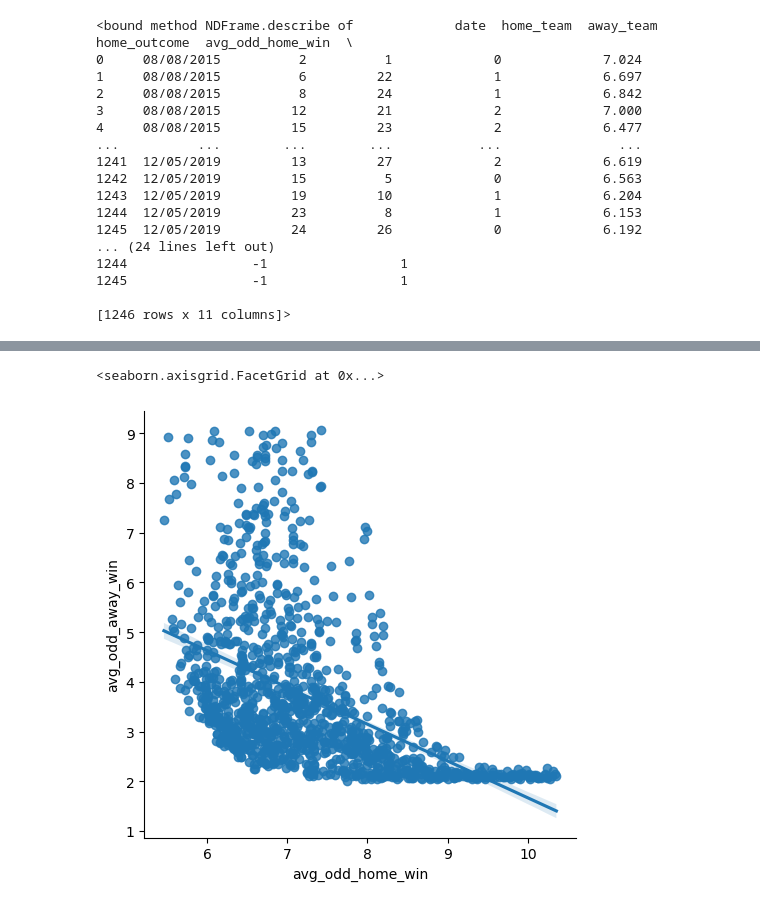
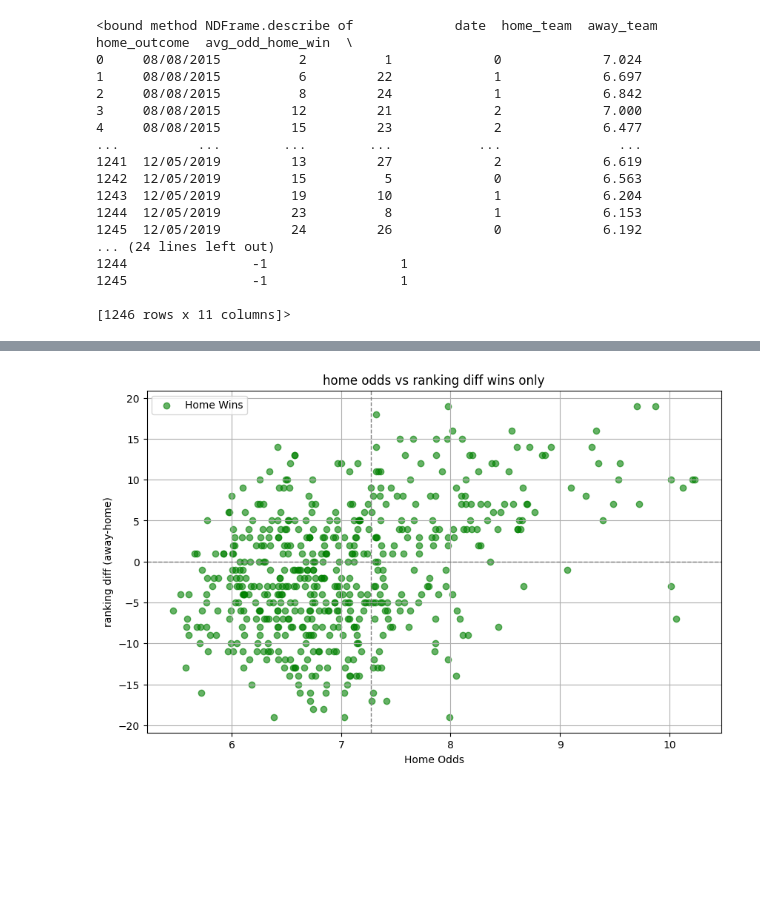
Before and after one commit to peterjanas/betting-BI, a Jupyter notebook: hometeam_advantage.ipynb, the cells around one changed output, grey strips where cells are left out. Saved outputs shown, nothing was run; the diff lists cells and outputs as text; code cells hidden in the pictures; blank space fills up the shorter version.

```diff
--- a/hometeam_advantage.ipynb
+++ b/hometeam_advantage.ipynb
@@ -131,6 +68,18 @@ plt.show()
-# %%
-df['home_wins'] = (df['home_outcome'] == 2)
-sns.lmplot(x='avg_odd_home_win',y='avg_odd_away_win',data=df,fit_reg=True)
-# %% [output]
-<seaborn.axisgrid.FacetGrid at 0x...>
-[figure, removed]
+# %%
+df['ranking_diff'] = df['home_ranking']-df['away_ranking']
+# %%
+wins_df = df[df['home_outcome'] ==2]
+# %%
+plt.figure(figsize=(10,6))
+plt.scatter(wins_df['avg_odd_home_win'],wins_df['ranking_diff'],
+            c='green',alpha=0.6,label='Home Wins')
+plt.xlabel('Home Odds')
+plt.ylabel('ranking diff (away-home)')
+plt.title('home odds vs ranking diff wins only')
+plt.axhline(0,color='grey',linestyle='--',linewidth=1)
+plt.axvline(df['avg_odd_home_win'].mean(),color='grey',linestyle='--',linewidth=1)
+plt.legend()
+plt.grid(True)
+plt.show()
+# %% [output]
+[figure, added]
```
Also changed, not shown: parts of 34 cells of this notebook, 1 other file.
